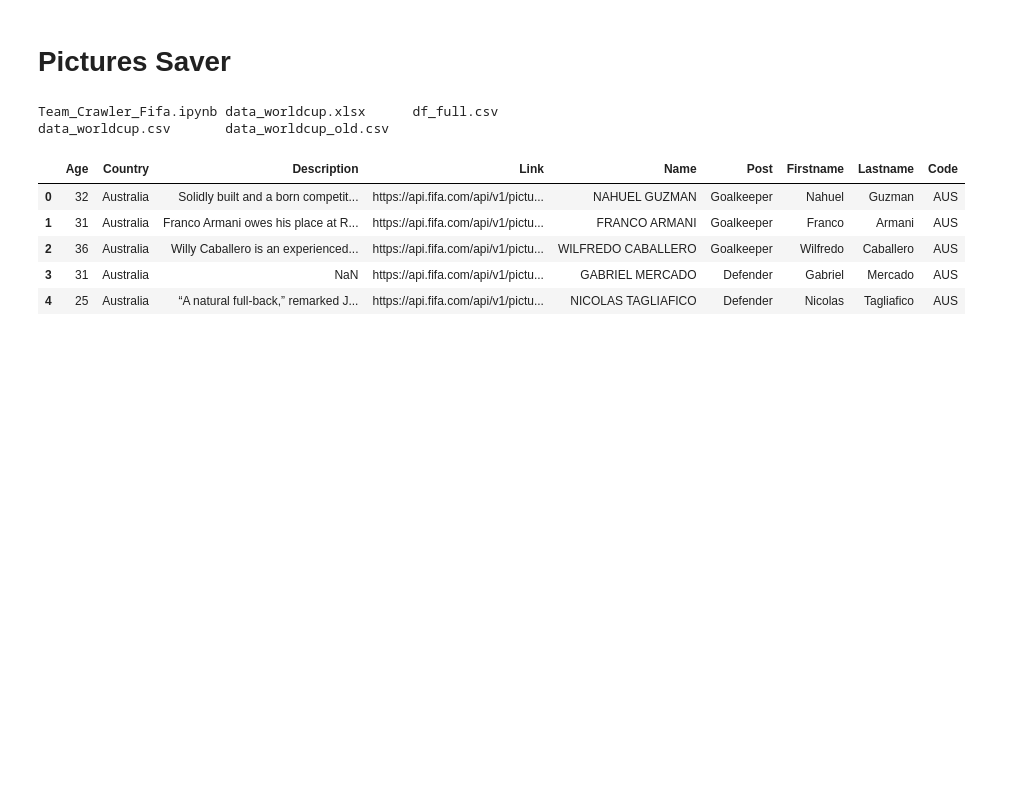
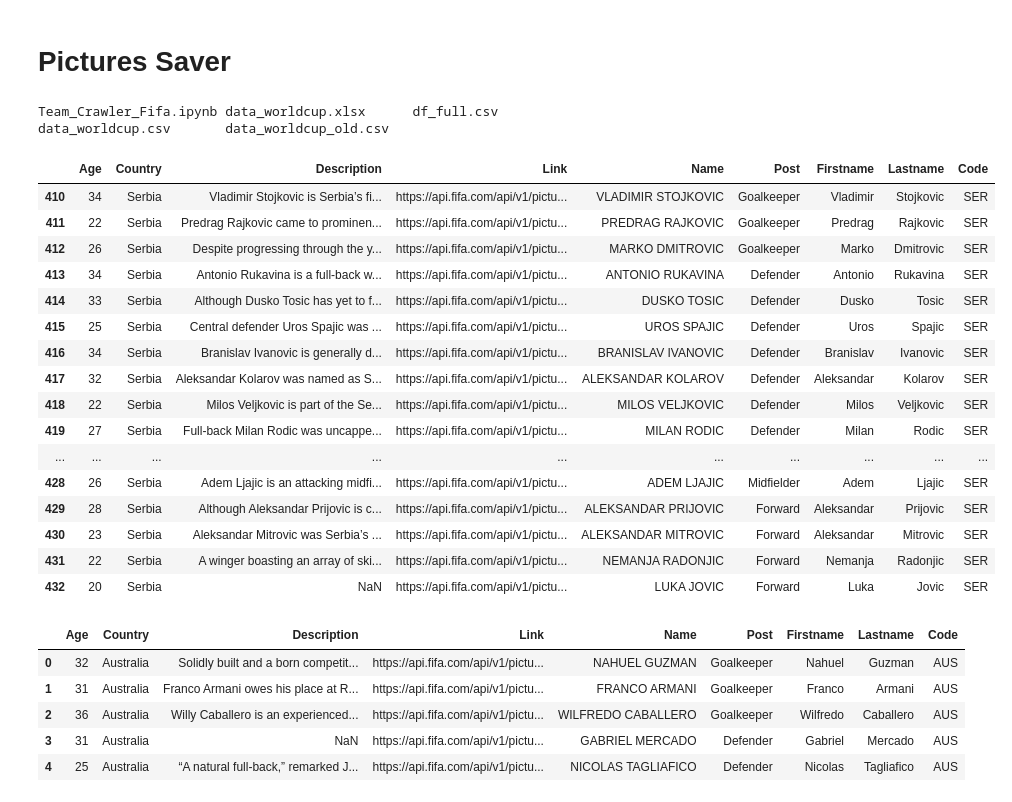
Before and after one commit to ClementTr/WorldCup_Dashboard, a Jupyter notebook: Crawler/Team_Crawler_Fifa.ipynb, the cells around one changed output. Saved outputs shown, nothing was run; the diff lists cells and outputs as text; code cells hidden in the pictures; blank space fills up the shorter version.

```diff
--- a/Crawler/Team_Crawler_Fifa.ipynb
+++ b/Crawler/Team_Crawler_Fifa.ipynb
@@ -154,6 +172,8 @@ df.loc[df.Name == "KHADIM NDIAYE", 'Lastname'] = "Khadim"
 df.loc[df.Name == "ALFRED NDIAYE", 'Lastname'] = "Alfred"
 df.loc[df.Name == "PAPE ALIOUNE NDIAYE", 'Lastname'] = "Alioune"
 df.loc[df.Name == "GASTON SILVA", 'Lastname'] = "Gaston"
+df.loc[df.Name == "SERGEJ MILINKOVIC-SAVIC", 'Lastname'] = "Savic"
+df.loc[df.Name == "KEVIN DEBRUYNE", 'Lastname'] = "Bruyne"
 # %%
 df_worldcup = df.rename(columns={"Trigramme":"Code","Position":"Post"}).copy()
 df_worldcup.to_csv("data_worldcup.csv", index=False)
@@ -164,6 +184,26 @@ df_worldcup.to_csv("data_worldcup.csv", index=False)
 # %% [output]
 Team_Crawler_Fifa.ipynb data_worldcup.xlsx      df_full.csv
 data_worldcup.csv       data_worldcup_old.csv
+# %%
+df_worldcup[df_worldcup.Country == "Serbia"]
+# %% [output]
+|  | Age | Country | Description | Link | Name | Post | Firstname | Lastname | Code |
+| 410 | 34 | Serbia | Vladimir Stojkovic is Serbia’s fi... | https://api.fifa.com/api/v1/pictu... | VLADIMIR STOJKOVIC | Goalkeeper | Vladimir | Stojkovic | SER |
+| 411 | 22 | Serbia | Predrag Rajkovic came to prominen... | https://api.fifa.com/api/v1/pictu... | PREDRAG RAJKOVIC | Goalkeeper | Predrag | Rajkovic | SER |
+| 412 | 26 | Serbia | Despite progressing through the y... | https://api.fifa.com/api/v1/pictu... | MARKO DMITROVIC | Goalkeeper | Marko | Dmitrovic | SER |
+| 413 | 34 | Serbia | Antonio Rukavina is a full-back w... | https://api.fifa.com/api/v1/pictu... | ANTONIO RUKAVINA | Defender | Antonio | Rukavina | SER |
+| 414 | 33 | Serbia | Although Dusko Tosic has yet to f... | https://api.fifa.com/api/v1/pictu... | DUSKO TOSIC | Defender | Dusko | Tosic | SER |
+| 415 | 25 | Serbia | Central defender Uros Spajic was ... | https://api.fifa.com/api/v1/pictu... | UROS SPAJIC | Defender | Uros | Spajic | SER |
+| 416 | 34 | Serbia | Branislav Ivanovic is generally d... | https://api.fifa.com/api/v1/pictu... | BRANISLAV IVANOVIC | Defender | Branislav | Ivanovic | SER |
+| 417 | 32 | Serbia | Aleksandar Kolarov was named as S... | https://api.fifa.com/api/v1/pictu... | ALEKSANDAR KOLAROV | Defender | Aleksandar | Kolarov | SER |
+| 418 | 22 | Serbia | Milos Veljkovic is part of the Se... | https://api.fifa.com/api/v1/pictu... | MILOS VELJKOVIC | Defender | Milos | Veljkovic | SER |
+| 419 | 27 | Serbia | Full-back Milan Rodic was uncappe... | https://api.fifa.com/api/v1/pictu... | MILAN RODIC | Defender | Milan | Rodic | SER |
+| ... | ... | ... | ... | ... | ... | ... | ... | ... | ... |
+| 428 | 26 | Serbia | Adem Ljajic is an attacking midfi... | https://api.fifa.com/api/v1/pictu... | ADEM LJAJIC | Midfielder | Adem | Ljajic | SER |
+| 429 | 28 | Serbia | Although Aleksandar Prijovic is c... | https://api.fifa.com/api/v1/pictu... | ALEKSANDAR PRIJOVIC | Forward | Aleksandar | Prijovic | SER |
+| 430 | 23 | Serbia | Aleksandar Mitrovic was Serbia’s ... | https://api.fifa.com/api/v1/pictu... | ALEKSANDAR MITROVIC | Forward | Aleksandar | Mitrovic | SER |
+| 431 | 22 | Serbia | A winger boasting an array of ski... | https://api.fifa.com/api/v1/pictu... | NEMANJA RADONJIC | Forward | Nemanja | Radonjic | SER |
+| 432 | 20 | Serbia | NaN | https://api.fifa.com/api/v1/pictu... | LUKA JOVIC | Forward | Luka | Jovic | SER |
 # %%
 df_worldcup = pd.read_csv("data_worldcup.csv")
 df_worldcup.head()
```
Also changed, not shown: parts of 5 cells of this notebook, 1 other file.
